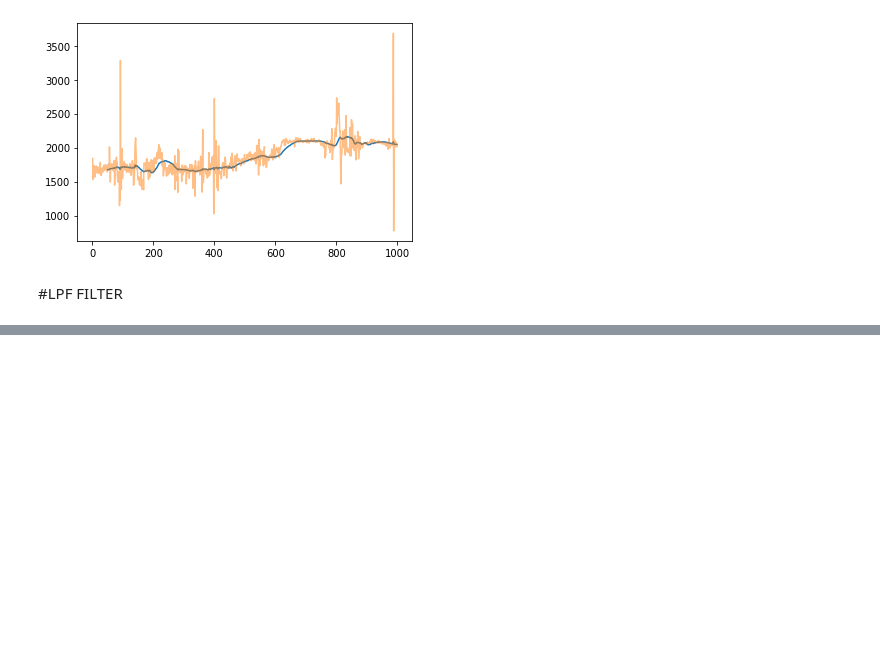
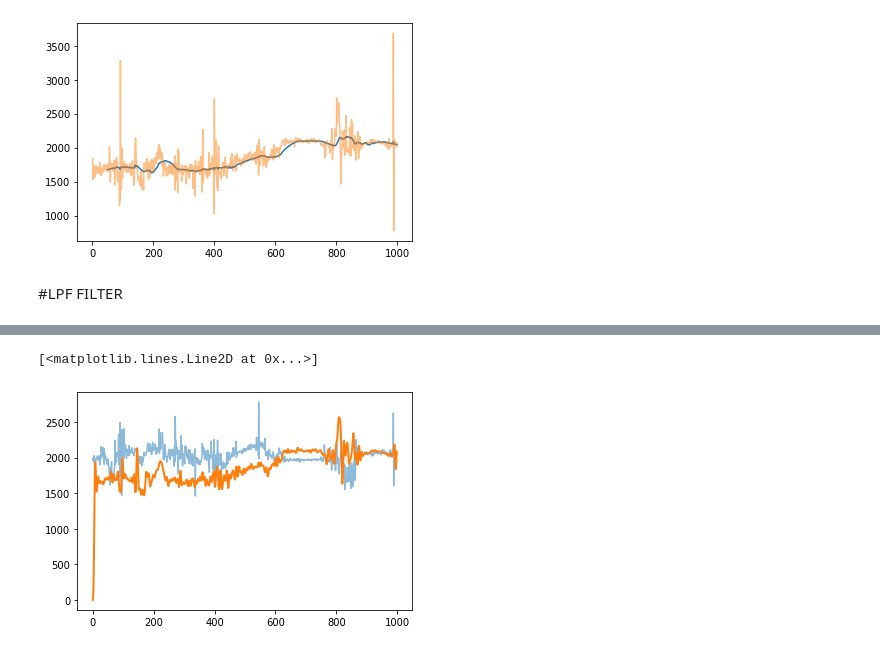
Before and after one commit to liezliez/Signal-Data-Filtering-IoT, a Jupyter notebook: Signal_Data_Filtering_MVA_LPF.ipynb, the cells around one changed output, grey strips where cells are left out. Cells and saved outputs as stored; diff of their text form; code cells hidden in the pictures; blank space fills up the shorter version.

```diff
--- a/Signal_Data_Filtering_MVA_LPF.ipynb
+++ b/Signal_Data_Filtering_MVA_LPF.ipynb
@@ -98,0 +109,7 @@ plt.plot(y, linewidth=2, label='filtered data')
+# %%
+y = butter_lowpass_filter(D_1000, cutoff, fs, order)
+plt.plot(B_1000, label='D', alpha = 0.5)
+plt.plot(y, linewidth=2, label='filtered data')
+# %% [output]
+[<matplotlib.lines.Line2D at 0x...>]
+[figure, added]
```
Also changed, not shown: parts of 5 cells of this notebook.
